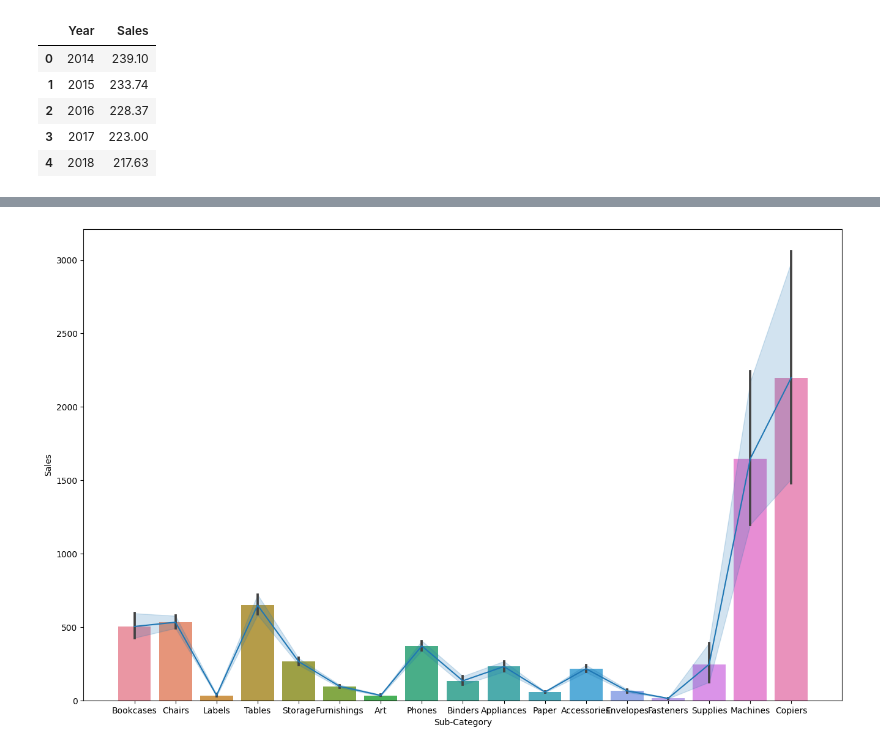
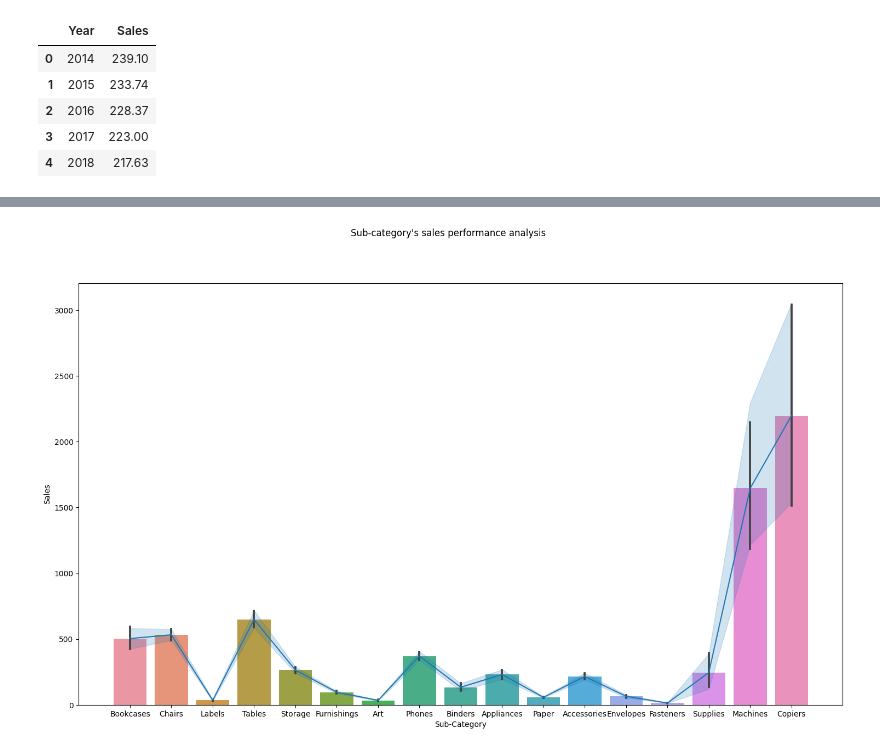
Before and after one commit to qungtai/Data_Analyst_Portfolio, a Jupyter notebook: Sample/sample_notebook.ipynb, the cells around one changed output, grey strips where cells are left out. Cells and saved outputs as stored; diff of their text form; code cells hidden in the pictures.

```diff
--- a/Sample/sample_notebook.ipynb
+++ b/Sample/sample_notebook.ipynb
@@ -82,7 +81,7 @@ Sub-Category: Unique: 17, list: ['Bookcases', 'Chairs', 'Labels', 'Tables', 'Sto
 Product Name: Unique: 1850, list: ['Bush Somerset Collection Bookcase', 'Hon Deluxe Fabric Upholstered Stacking Chairs, Rounded Back', 'Self-Adhesive Address Labels for Typewriters by Universal', 'Bre ...
 Sales: Unique: 6144, list: [261.96, 731.9399999999999, 14.62, 957.5775, 22.368000000000002, 48.86, 7.28, 907.152, 18.504, 114.9, 1706.1840000000002, 911.424, 15.552000000000003, 407.97600000000006, 68 ...
 # %%
-sample_data = sample_data.drop(columns=["Row ID",'Order ID',"Customer ID",'Product ID',"Postal Code","City"])
+sample_data = sample_data.drop(columns=["Row ID",'Order ID',"Customer ID",'Product ID',"Postal Code","City","Country"])
 # %%
 sample_data.shape
 # %% [output]
@@ -167,7 +163,8 @@ plt.show()
 # %%
-fig, ax = plt.subplots(figsize=(16, 10))
-sns.barplot(sample_data,x = 'Sub-Category', y = 'Sales',ax=ax)
-sns.lineplot(sample_data,x = 'Sub-Category', y = 'Sales',ax=ax)
+fig, ax = plt.subplots(figsize=(18, 10))
+fig.suptitle("Sub-category's sales performance analysis")
+sns.barplot(sample_data,x = 'Sub-Category', y = 'Sales', ax=ax)
+sns.lineplot(sample_data,x = 'Sub-Category', y = 'Sales', ax=ax)
 plt.show()
 # %% [output]
-[figure, old version]
+[figure, new version]
```
Also changed, not shown: parts of 28 cells of this notebook.
